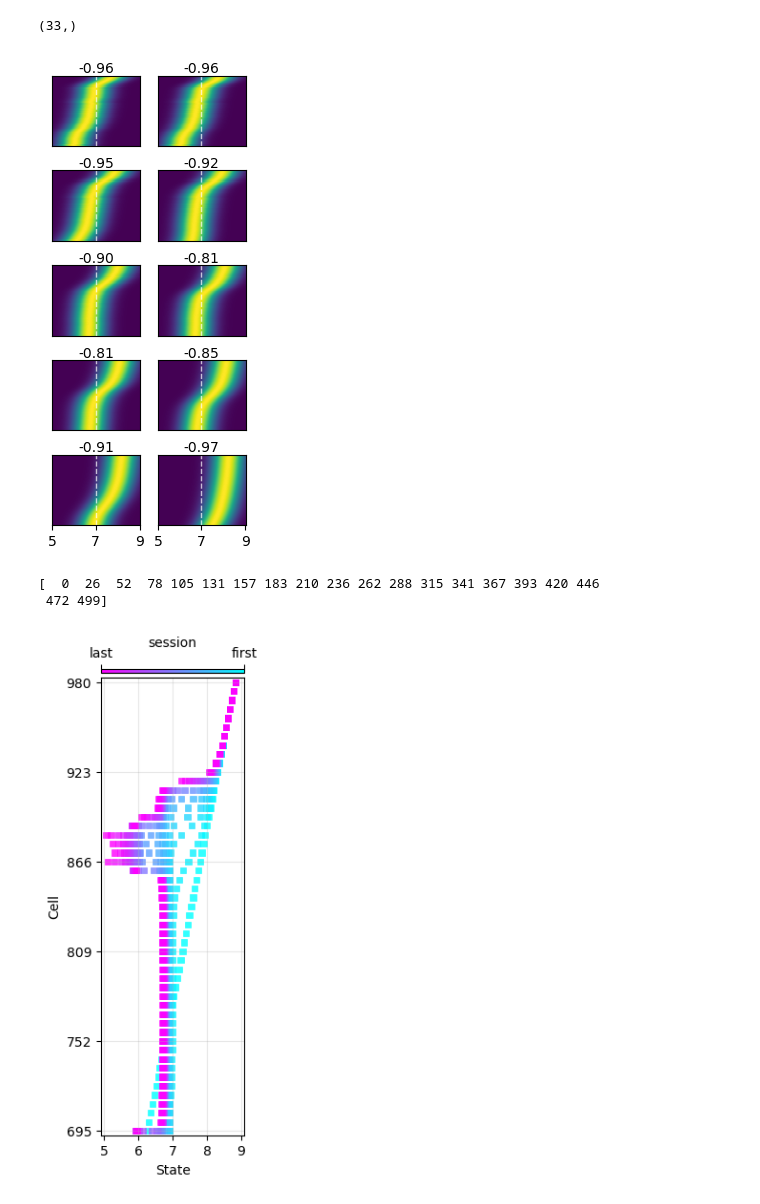
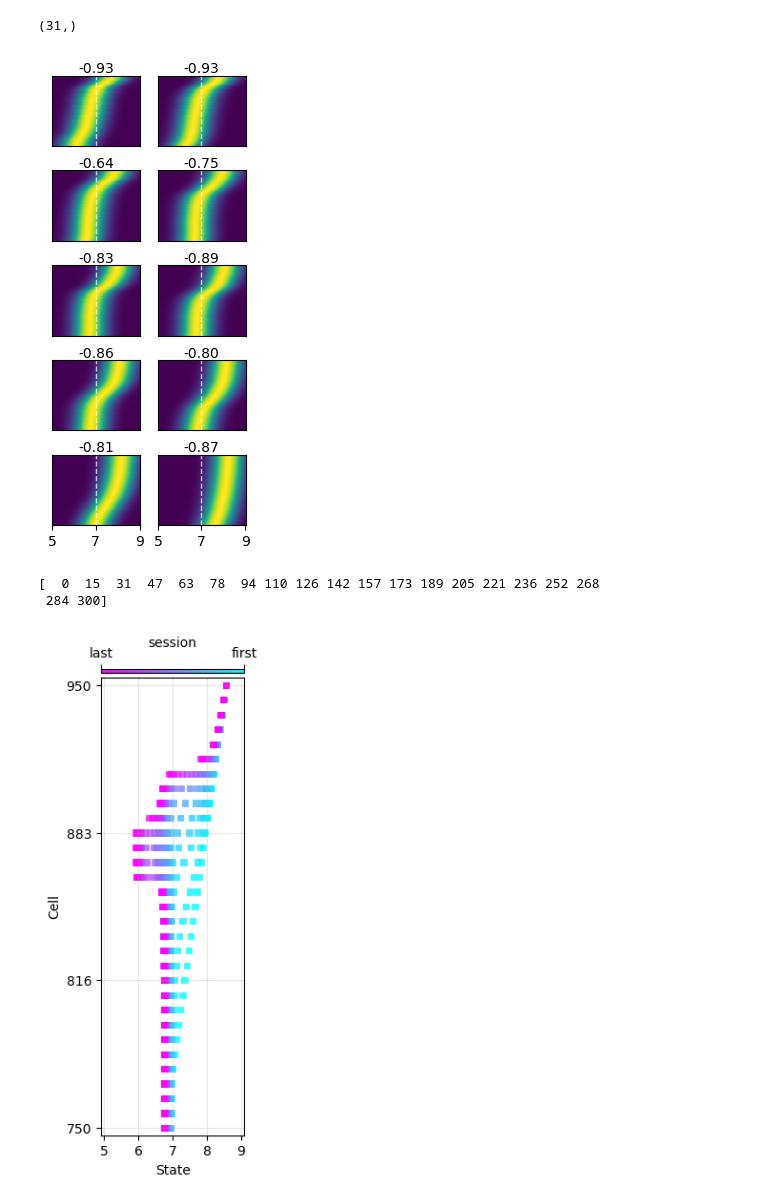
Before and after one commit to mgkumar138/backward_pf_agent, a Jupyter notebook: backward_shift_fields_policy.ipynb, the cells around one changed output. Drawn from its saved outputs; the diff is of its cells as text; code cells hidden in the pictures.

```diff
--- a/backward_shift_fields_policy.ipynb
+++ b/backward_shift_fields_policy.ipynb
@@ -230,7 +230,7 @@ if policy_prop:
     assert learn_policy, "If policy_prop is True, learn_policy must be True"
 
 # env params
-num_trials = 500
+num_trials = 1000
 nstates = 10
 
 env = Discrete1DEnv(nstates)
@@ -304,14 +304,14 @@ def get_phi(ss,lambdas, sigmas):
 phis = get_phi(ss, lambdas[trial_idx], sigmas[trial_idx])
 
 # Find indices in ss that correspond to the interval [6, 8]
-reward_interval_mask = (ss >= 7.5) & (ss <= 8)
+reward_interval_mask = (ss >= 7) & (ss <= 8)
 rp = np.where(np.any(phis[:, reward_interval_mask] > threshold, axis=1))[0]
 
 
-screen_interval_mask = (ss >= 0.5) & (ss <= 1.5)
+screen_interval_mask = (ss >= 0.0) & (ss <= 1.0)
 sc = np.where(np.any(phis[:, screen_interval_mask] > threshold, axis=1))[0]
 
-approach_interval_mask = (ss > 1.0) & (ss < 7.5) #& ~reward_interval_mask
+approach_interval_mask = (ss > 1.0) & (ss < 7.) #& ~reward_interval_mask
 ra_ = np.where(np.any(phis[:, approach_interval_mask] > threshold, axis=1))[0]
 ra = np.setdiff1d(ra_, np.union1d(rp, sc))
 
@@ -634,13 +634,14 @@ plt.tight_layout()
 # plt.savefig(f'./figs/example_lambda_session_policy{learn_policy}.eps', dpi=300, bbox_inches='tight')
 plt.savefig(f'./new_figs/example_lambda_session_policy{learn_policy}.svg', bbox_inches='tight')
 # %% [output]
-(33,)
+(31,)
-[figure, old version]
+[figure, new version]
 # %%
-back_shift_cells = rp[np.linspace(0, len(rp)-1, 51, dtype=int)]  # Select first 10 reward cells for plotting
+# back_shift_cells = rp[np.linspace(0, len(rp)-1, 51, dtype=int)]  # Select first 10 reward cells for plotting
+back_shift_cells = np.linspace(750, 950, 31, dtype=int)
 
 start_trial = 0
-max_trial = 499
+max_trial = 300
 total_sessions = 20
 # Create figure with appropriate dimensions
 plt.figure(figsize=(2.5, 6))
@@ -664,36 +665,36 @@ for i, n in enumerate(back_shift_cells):  # Only first 10 cells as in your examp
     all_x.extend(cell_lambdas)
     all_y.extend([i] * len(sampled_trials))
     all_colors.extend(cmap(norm(sampled_trials)))
 
 # Single scatter plot call (much faster)
 plt.scatter(all_x, all_y, c=all_colors, alpha=0.8, s=20, linewidths=0.5, marker='s')
 
 
 # Place colorbar at the top of the figure (above the plot, where the title would be)
 sm = plt.cm.ScalarMappable(cmap=cmap, norm=norm)
 sm.set_array([])
 # Invert the colorbar by setting reverse limits
 cbar = plt.colorbar(sm, ax=plt.gca(), orientation='horizontal', pad=0.01, aspect=40, fraction=0.05, location='top')
 cbar.ax.invert_xaxis()
 # Set custom ticks and labels
 cbar.set_ticks([0, max_trial])
 cbar.set_ticklabels(['first', 'last'])
 cbar.set_label('session', fontsize=10, labelpad=0)
 
 # Formatting
 plt.xlabel('State', fontsize=10)
 plt.ylabel('Cell', fontsize=10)
 plt.yticks(range(len(back_shift_cells))[::10], back_shift_cells[::10])  # Only show indices for plotted cells
 plt.xlim([4.9,9.1])
 plt.ylim([-0.5, len(back_shift_cells)-0.5])
 plt.xticks(np.arange(5,10),np.arange(5,10))
 plt.grid(True, alpha=0.3)
 plt.tight_layout()
 plt.savefig(f'./new_figs/lambda_evolution_cool_policy{learn_policy}.svg',bbox_inches='tight')
 # %% [output]
-[  0  26  52  78 105 131 157 183 210 236 262 288 315 341 367 393 420 446
- 472 499]
+[  0  15  31  47  63  78  94 110 126 142 157 173 189 205 221 236 252 268
+ 284 300]
-[figure, old version]
+[figure, new version]
 # %%
 if learn_policy:
     plt.figure(figsize=(3,2))
```
Also changed, not shown: parts of 15 cells of this notebook, 12 other files.
